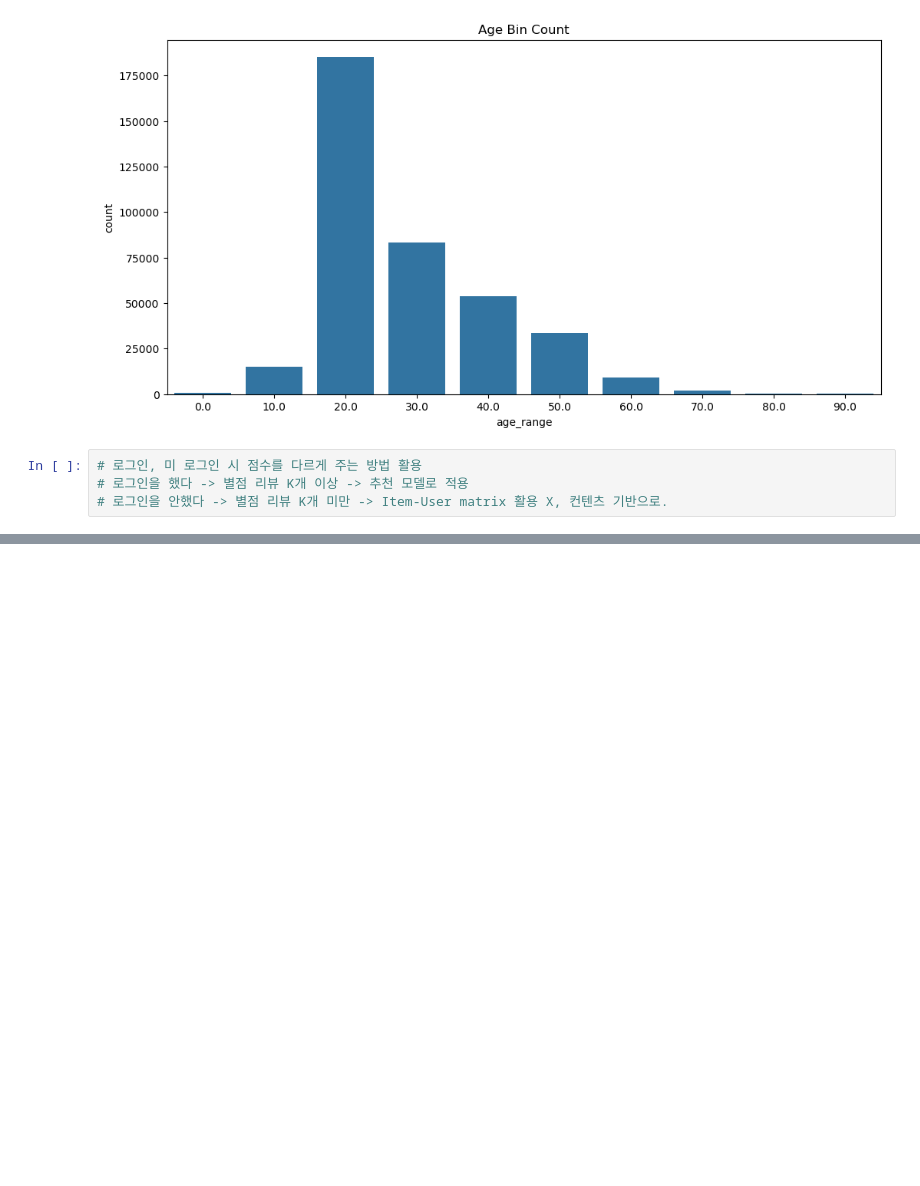
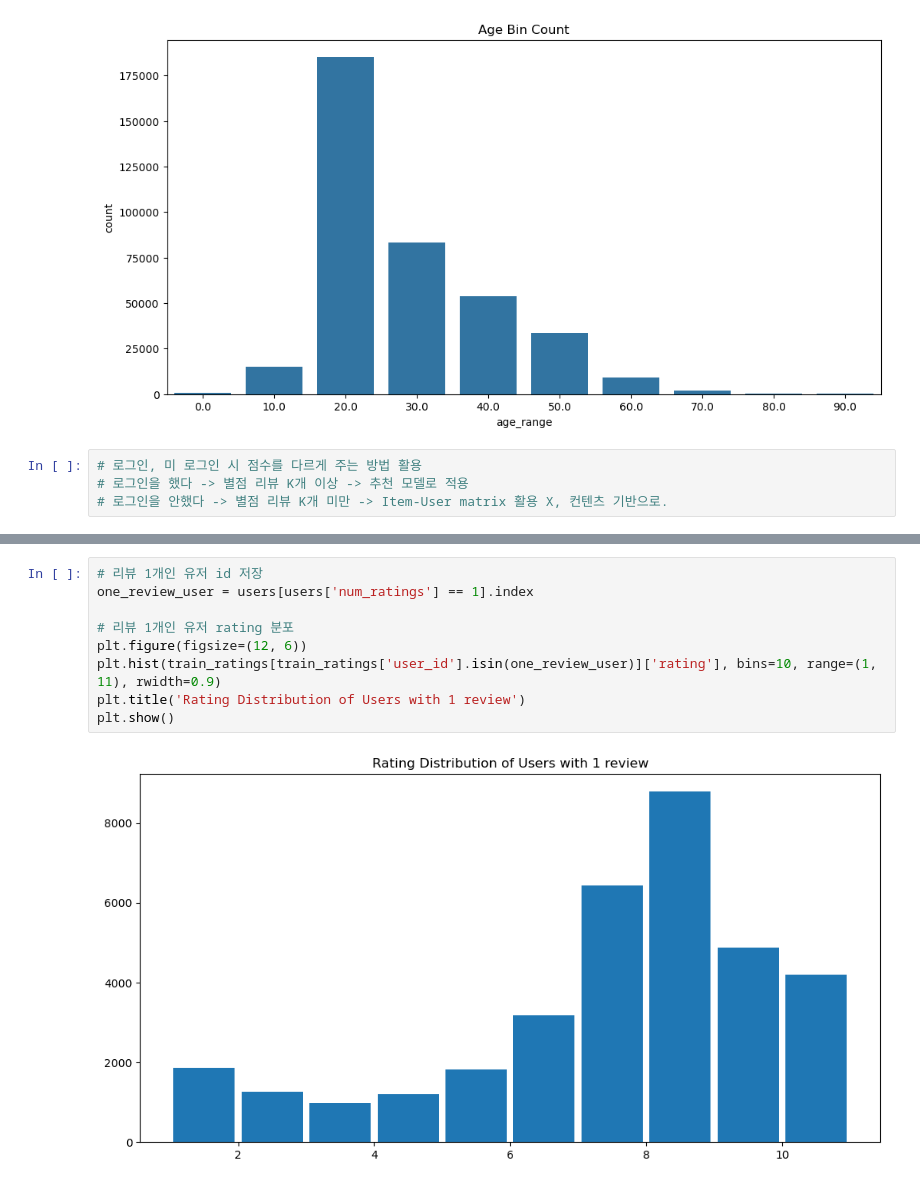
Before and after one commit to boostcampaitech7/level2-bookratingprediction-recsys-02, a Jupyter notebook: eda/eda_dj.ipynb, the cells around one changed output, grey strips where cells are left out. Saved outputs shown, nothing was run; the diff lists cells and outputs as text; blank space fills up the shorter version.

```diff
--- a/eda/eda_dj.ipynb
+++ b/eda/eda_dj.ipynb
@@ -265,0 +273,11 @@ plt.show()
+# %%
+# 리뷰 1개인 유저 id 저장
+one_review_user = users[users['num_ratings'] == 1].index
+
+# 리뷰 1개인 유저 rating 분포
+plt.figure(figsize=(12, 6))
+plt.hist(train_ratings[train_ratings['user_id'].isin(one_review_user)]['rating'], bins=10, range=(1, 11), rwidth=0.9)
+plt.title('Rating Distribution of Users with 1 review')
+plt.show()
+# %% [output]
+[figure, added]
```
Also changed, not shown: parts of 3 cells of this notebook.
